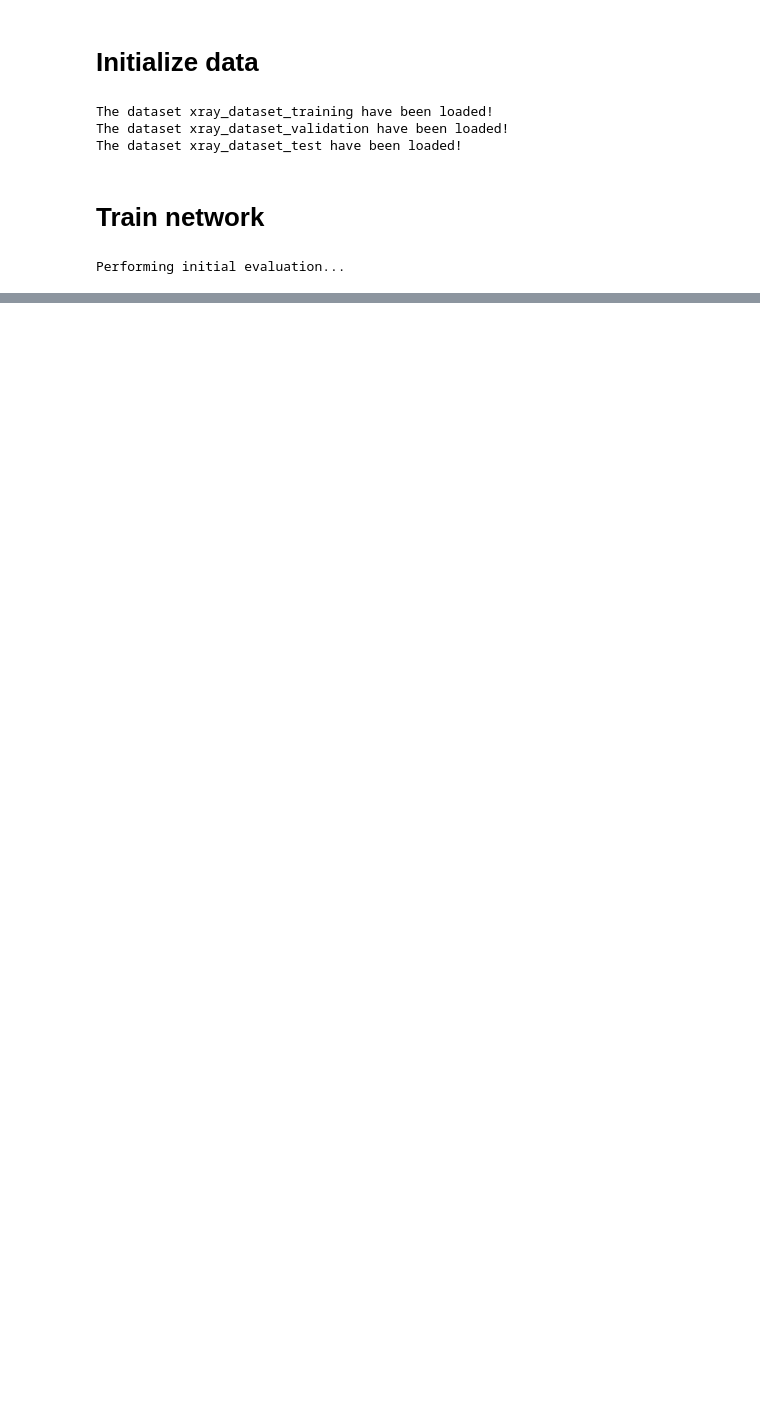
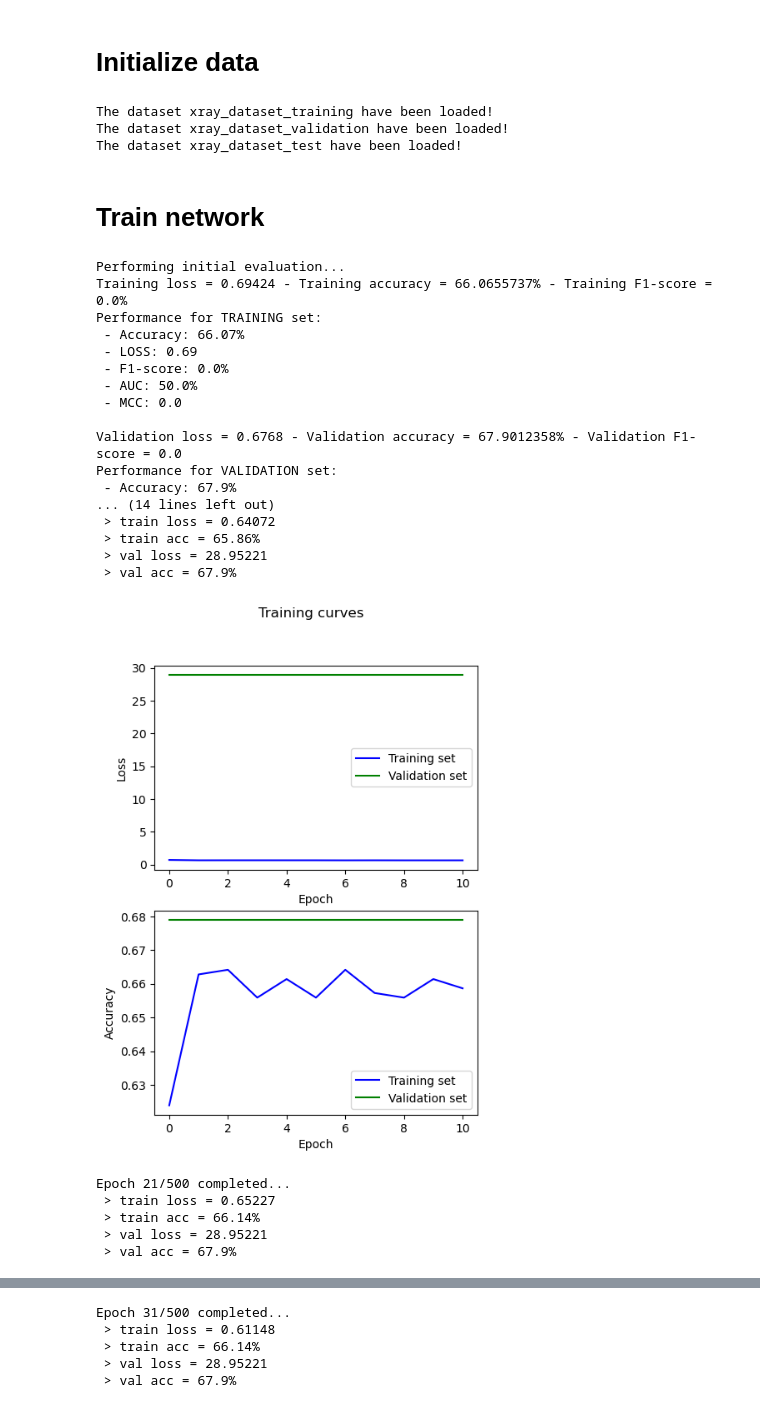
Before and after one commit to samuelepe11/DD_pavia, a Jupyter notebook: NetworkTrainerLauncher.ipynb, the cells around one changed output, grey strips where cells are left out. Cells and saved outputs as stored; diff of their text form; code cells hidden in the pictures; blank space fills up the shorter version.

```diff
--- a/NetworkTrainerLauncher.ipynb
+++ b/NetworkTrainerLauncher.ipynb
@@ -56,31 +56,53 @@ The dataset xray_dataset_test have been loaded!
 # Train network
 # %%
 # Define variables
-model_name1 = "resnext50"
-net_type1 = NetType.RES_NEXT50
-epochs1 = 100
+model_name1 = "resnext101"
+net_type1 = NetType.RES_NEXT101
+epochs1 = 500
 preprocess_inputs1 = True
 trial_n1 = None
-val_epochs1 = 5
+val_epochs1 = 10
 use_cuda1 = True
 assess_calibration1 = True
 show_test1 = False
 
 # Define trainer
-net_params1 = {"n_conv_neurons": 1024, "n_conv_layers": 2, "kernel_size": 3, "n_fc_layers": 1, "optimizer": "Adam",
-               "lr_last": 0.01, "lr_second_last_factor": 0.001, "batch_size": 32}
+net_params1 = {"n_conv_neurons": 2048, "n_conv_layers": 3, "kernel_size": 3, "n_fc_layers": 2, "optimizer": "Adam",
+               "lr_last": 0.01, "lr_second_last_factor": 100, "batch_size": 64}
 trainer1 = NetworkTrainer(model_name=model_name1, working_dir=working_dir1, train_data=train_data1,
                           val_data=val_data1, test_data=test_data1, net_type=net_type1, epochs=epochs1,
                           val_epochs=val_epochs1, preprocess_inputs=preprocess_inputs1, net_params=net_params1,
                           use_cuda=use_cuda1, s3=s3)
 
 # Train model
 trainer1.train(show_epochs=True)
 trainer1.summarize_performance(show_test=show_test1, show_process=True, show_cm=True,
                                assess_calibration=assess_calibration1)
 
 # Evaluate model
 trainer1 = NetworkTrainer.load_model(working_dir=working_dir1, model_name=model_name1, trial_n=trial_n1,
                                      use_cuda=use_cuda1, s3=s3)
 # %% [output]
 Performing initial evaluation...
+Training loss = 0.69424 - Training accuracy = 66.0655737% - Training F1-score = 0.0%
+Performance for TRAINING set:
+ - Accuracy: 66.07%
+ - LOSS: 0.69
+ - F1-score: 0.0%
+ - AUC: 50.0%
+ - MCC: 0.0
+
+Validation loss = 0.6768 - Validation accuracy = 67.9012358% - Validation F1-score = 0.0
+Performance for VALIDATION set:
+ - Accuracy: 67.9%
+... (14 lines left out)
+ > train loss = 0.64072
+ > train acc = 65.86%
+ > val loss = 28.95221
+ > val acc = 67.9%
+[figure, added]
+Epoch 21/500 completed...
+ > train loss = 0.65227
+ > train acc = 66.14%
+ > val loss = 28.95221
+ > val acc = 67.9%
@@ -86,0 +110,5 @@ Performing initial evaluation...
+Epoch 31/500 completed...
+ > train loss = 0.61148
+ > train acc = 66.14%
+ > val loss = 28.95221
+ > val acc = 67.9%
```
Also changed, not shown: parts of 1 cell of this notebook, 3 other files.
